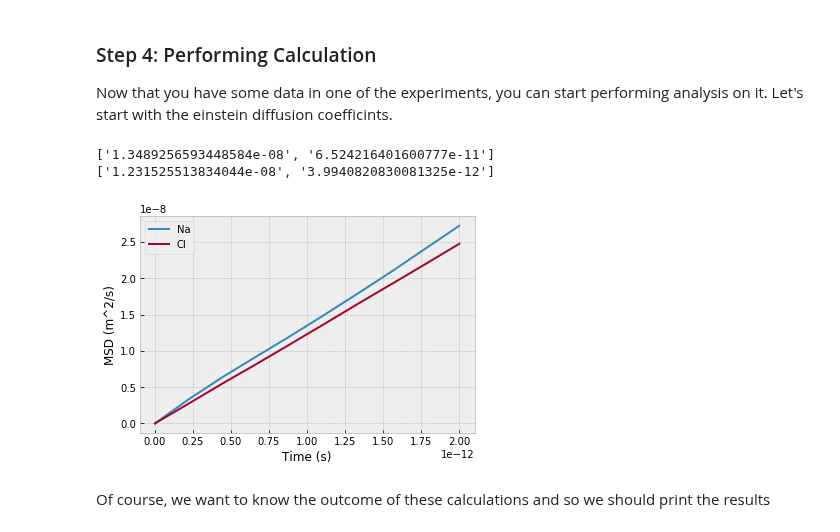
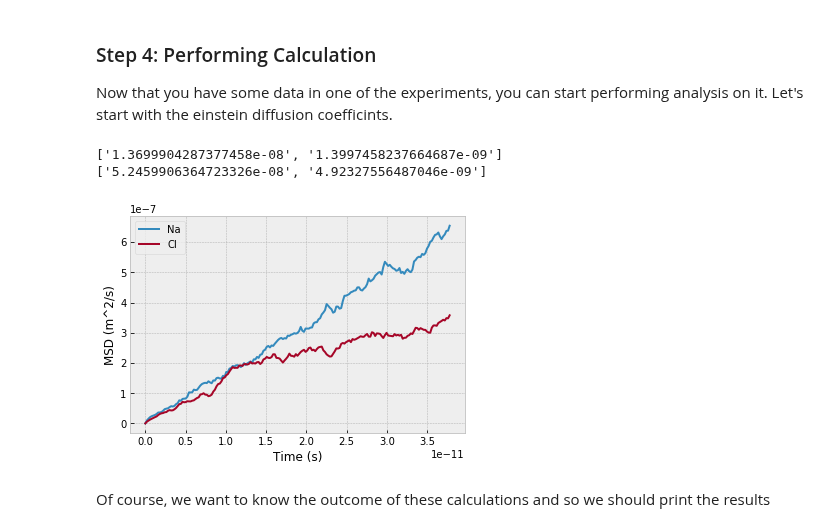
Before and after one commit to zincware/MDSuite, a Jupyter notebook: tutorials/walkthrough_notebooks/MDSuite_Binary_Salt_Walkthrough.ipynb, the cells around one changed output. Cells and saved outputs as stored; diff of their text form; code cells hidden in the pictures.

```diff
--- a/tutorials/walkthrough_notebooks/MDSuite_Binary_Salt_Walkthrough.ipynb
+++ b/tutorials/walkthrough_notebooks/MDSuite_Binary_Salt_Walkthrough.ipynb
@@ -101,11 +101,11 @@ NaCl_1400K.add_data(trajectory_file='../data/trajectory_files/NaCl_1400K.dump')
 
 Now that you have some data in one of the experiments, you can start performing analysis on it. Let's start with the einstein diffusion coefficints.
 # %%
-NaCl_1400K.run_computation('EinsteinDiffusionCoefficients', plot=True, data_range=10, optimize=False)
+NaCl_1400K.run_computation('EinsteinDiffusionCoefficients', plot=True, data_range=189, optimize=False)
 # %% [output]
-['1.3489256593448584e-08', '6.524216401600777e-11']
-['1.231525513834044e-08', '3.9940820830081325e-12']
+['1.3699904287377458e-08', '1.3997458237664687e-09']
+['5.2459906364723326e-08', '4.92327556487046e-09']
-[figure, old version]
+[figure, new version]
 # %% [markdown]
 Of course, we want to know the outcome of these calculations and so we should print the results
 # %%
```
Also changed, not shown: parts of 1 cell of this notebook, 9 other files.
